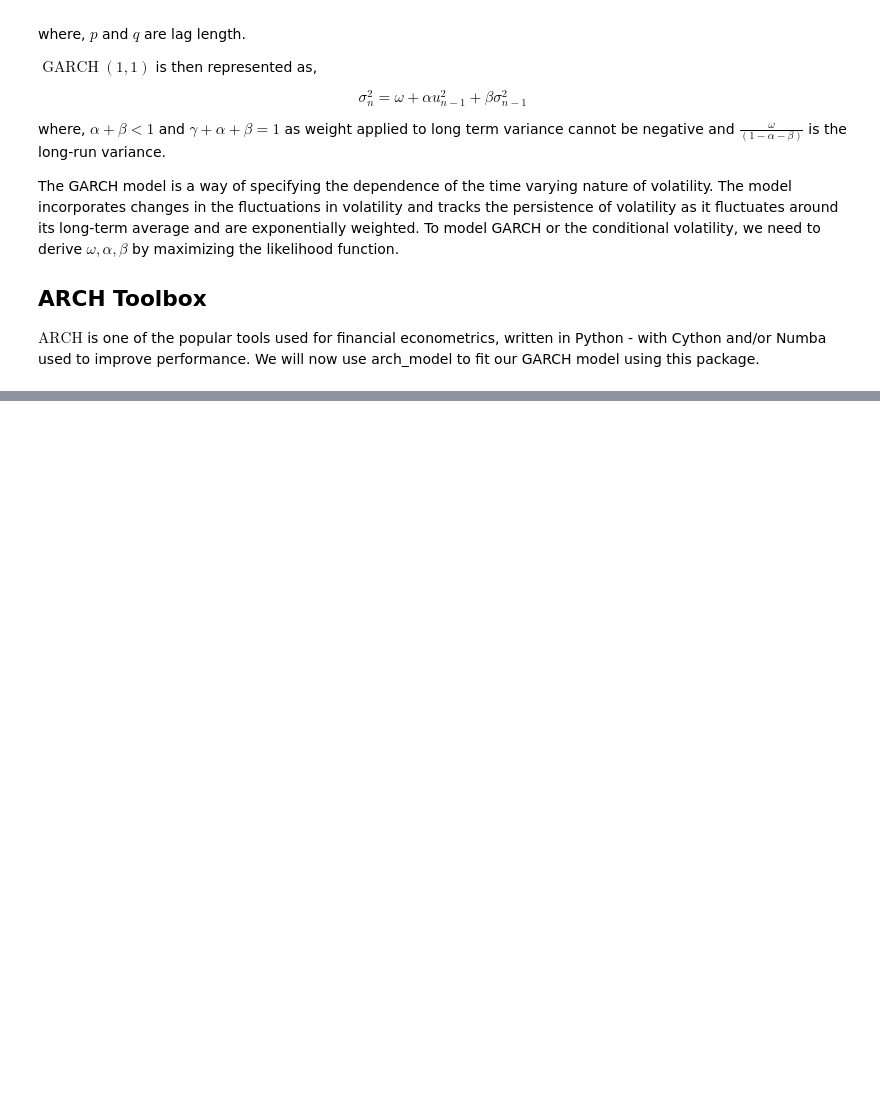
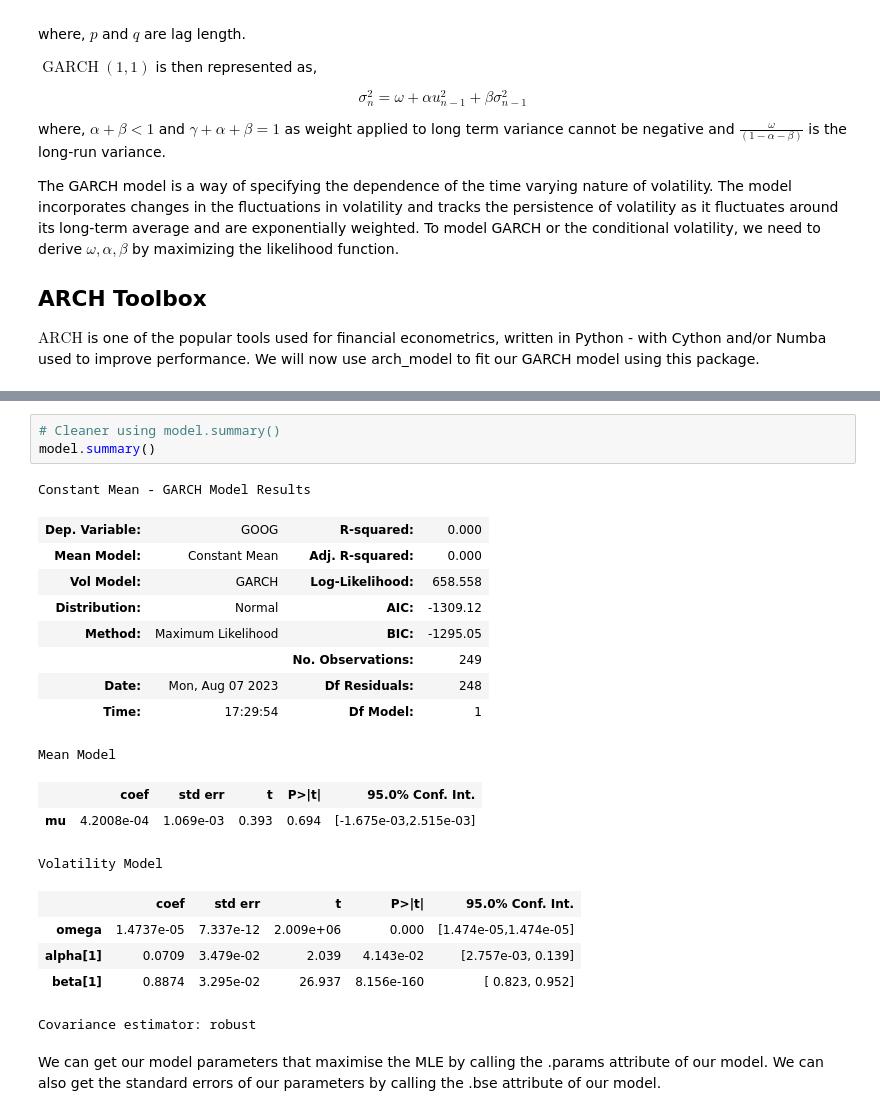
Before and after one commit to imharrisonking/cqf, a Jupyter notebook: 02-quantitative-risk-and-return/labs/02-value_at_risk_and_GARCH/VaR_and_GARCH.ipynb, the cells around one changed output, grey strips where cells are left out. Cells and saved outputs as stored; diff of their text form; blank space fills up the shorter version.

```diff
--- a/02-quantitative-risk-and-return/labs/02-value_at_risk_and_GARCH/VaR_and_GARCH.ipynb
+++ b/02-quantitative-risk-and-return/labs/02-value_at_risk_and_GARCH/VaR_and_GARCH.ipynb
@@ -168,0 +429,24 @@ $\mathrm{ARCH}$ is one of the popular tools used for financial econometrics, wri
+# %%
+# Cleaner using model.summary()
+model.summary()
+# %% [output]
+Constant Mean - GARCH Model Results
+| Dep. Variable: | GOOG | R-squared: | 0.000 |
+| Mean Model: | Constant Mean | Adj. R-squared: | 0.000 |
+| Vol Model: | GARCH | Log-Likelihood: | 658.558 |
+| Distribution: | Normal | AIC: | -1309.12 |
+| Method: | Maximum Likelihood | BIC: | -1295.05 |
+|  |  | No. Observations: | 249 |
+| Date: | Mon, Aug 07 2023 | Df Residuals: | 248 |
+| Time: | 17:29:54 | Df Model: | 1 |
+Mean Model
+|  | coef | std err | t | P>|t| | 95.0% Conf. Int. |
+| mu | 4.2008e-04 | 1.069e-03 | 0.393 | 0.694 | [-1.675e-03,2.515e-03] |
+Volatility Model
+|  | coef | std err | t | P>|t| | 95.0% Conf. Int. |
+| omega | 1.4737e-05 | 7.337e-12 | 2.009e+06 | 0.000 | [1.474e-05,1.474e-05] |
+| alpha[1] | 0.0709 | 3.479e-02 | 2.039 | 4.143e-02 | [2.757e-03, 0.139] |
+| beta[1] | 0.8874 | 3.295e-02 | 26.937 | 8.156e-160 | [ 0.823, 0.952] |
+Covariance estimator: robust
+# %% [markdown]
+We can get our model parameters that maximise the MLE by calling the .params attribute of our model. We can also get the standard errors of our parameters by calling the .bse attribute of our model.
```
Also changed, not shown: parts of 29 cells of this notebook, 4 other files.
